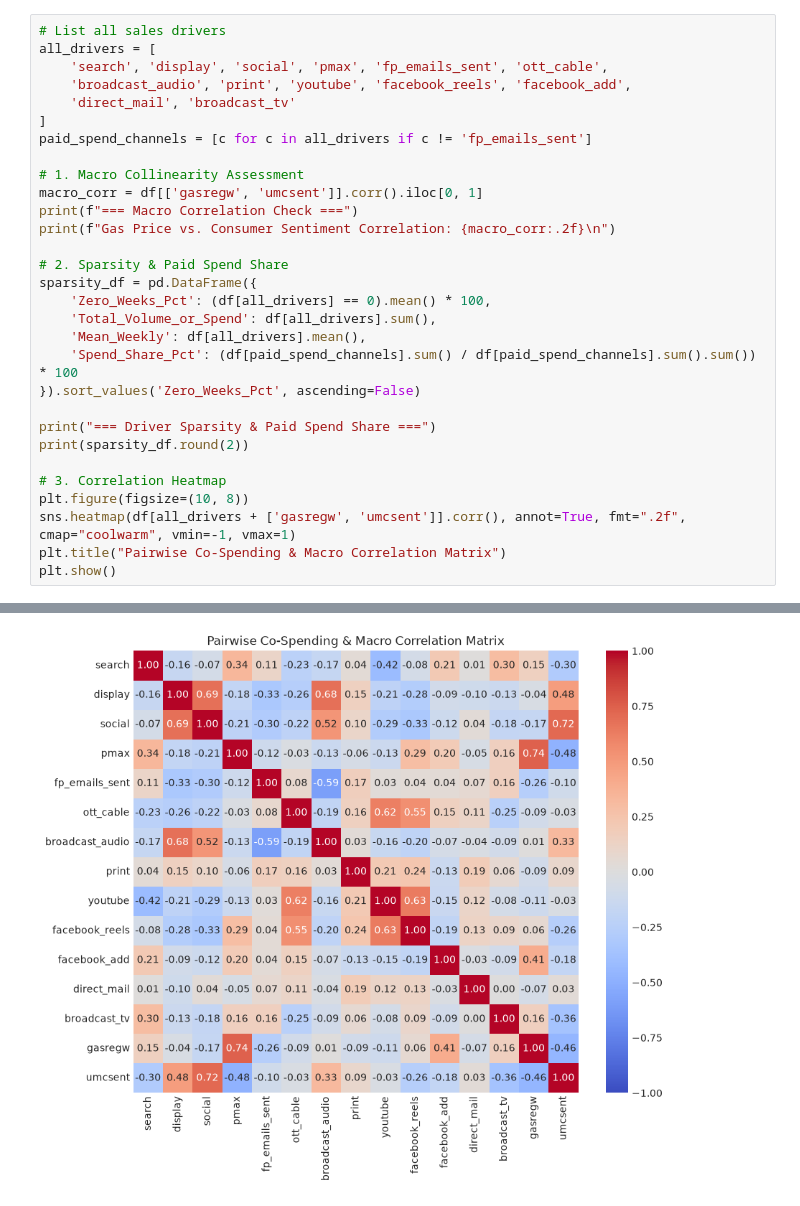
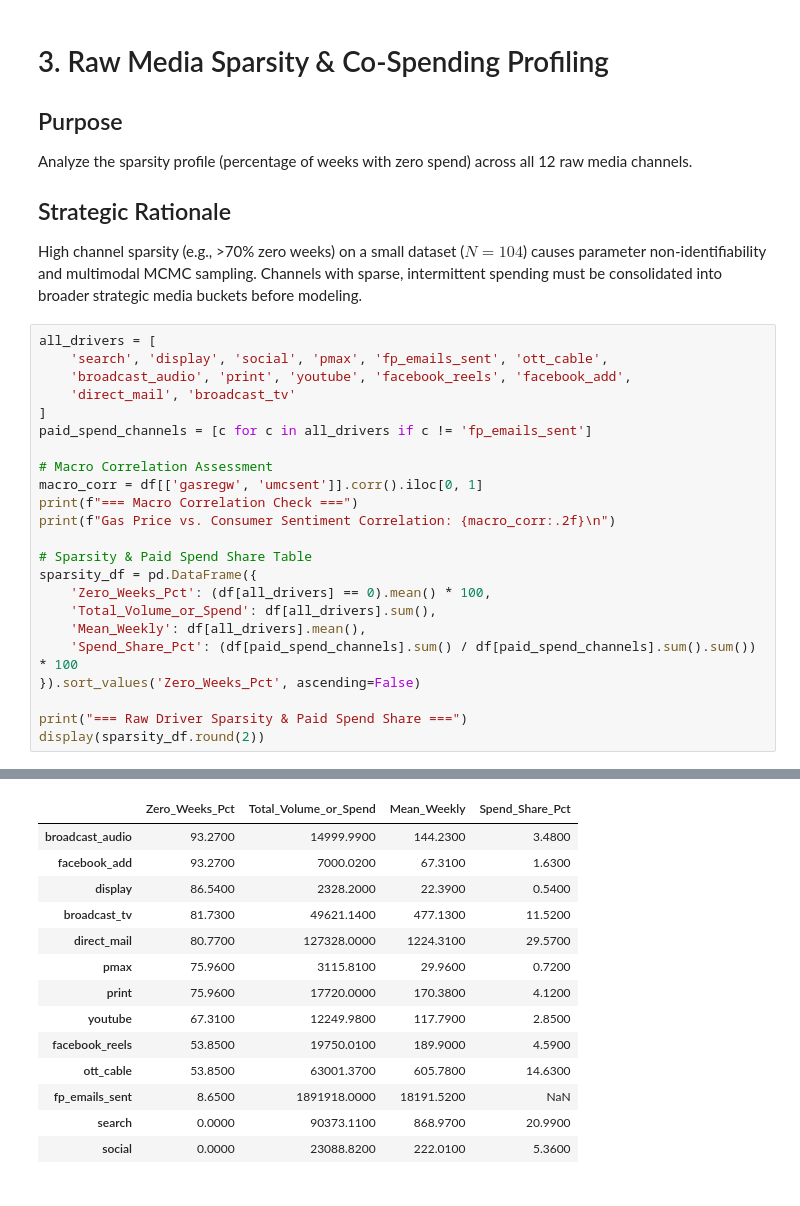
Before and after one commit to bdececco/titan-project, a Jupyter notebook: notebooks/mcj_weekly_model.ipynb, the cells around one changed output, grey strips where cells are left out. Cells and saved outputs as stored; diff of their text form.

```diff
--- a/notebooks/mcj_weekly_model.ipynb
+++ b/notebooks/mcj_weekly_model.ipynb
@@ -79,8 +106,15 @@ df[['week_start', 'sales', 'inventory', 'eom_intensity', 'gasregw', 'umcsent']].
 | 2 | 2024-08-19 | 12.0000 | 236.7000 | 0.1429 | 3.3800 | 67.9000 |
 | 3 | 2024-08-26 | 17.0000 | 230.6000 | 1.0000 | 3.3100 | 67.9000 |
 | 4 | 2024-09-02 | 11.0000 | 222.3000 | 0.0000 | 3.2900 | 70.1000 |
+# %% [markdown]
+# 3. Raw Media Sparsity & Co-Spending Profiling
+
+## Purpose
+Analyze the sparsity profile (percentage of weeks with zero spend) across all 12 raw media channels.
+
+## Strategic Rationale
+High channel sparsity (e.g., >70% zero weeks) on a small dataset ($N=104$) causes parameter non-identifiability and multimodal MCMC sampling. Channels with sparse, intermittent spending must be consolidated into broader strategic media buckets before modeling.
 # %%
-# List all sales drivers
 all_drivers = [
     'search', 'display', 'social', 'pmax', 'fp_emails_sent', 'ott_cable',
     'broadcast_audio', 'print', 'youtube', 'facebook_reels', 'facebook_add',
@@ -88,12 +122,12 @@ all_drivers = [
 ]
 paid_spend_channels = [c for c in all_drivers if c != 'fp_emails_sent']
 
-# 1. Macro Collinearity Assessment
+# Macro Correlation Assessment
 macro_corr = df[['gasregw', 'umcsent']].corr().iloc[0, 1]
 print(f"=== Macro Correlation Check ===")
 print(f"Gas Price vs. Consumer Sentiment Correlation: {macro_corr:.2f}\n")
 
-# 2. Sparsity & Paid Spend Share
+# Sparsity & Paid Spend Share Table
 sparsity_df = pd.DataFrame({
     'Zero_Weeks_Pct': (df[all_drivers] == 0).mean() * 100,
     'Total_Volume_or_Spend': df[all_drivers].sum(),
@@ -101,14 +135,8 @@ sparsity_df = pd.DataFrame({
     'Spend_Share_Pct': (df[paid_spend_channels].sum() / df[paid_spend_channels].sum().sum()) * 100
 }).sort_values('Zero_Weeks_Pct', ascending=False)
 
-print("=== Driver Sparsity & Paid Spend Share ===")
-print(sparsity_df.round(2))
-
-# 3. Correlation Heatmap
-plt.figure(figsize=(10, 8))
-sns.heatmap(df[all_drivers + ['gasregw', 'umcsent']].corr(), annot=True, fmt=".2f", cmap="coolwarm", vmin=-1, vmax=1)
-plt.title("Pairwise Co-Spending & Macro Correlation Matrix")
-plt.show()
+print("=== Raw Driver Sparsity & Paid Spend Share ===")
+display(sparsity_df.round(2))
 # %% [output]
 === Macro Correlation Check ===
 Gas Price vs. Consumer Sentiment Correlation: -0.46
@@ -130 +145,14 @@ social                    5.3600
-[figure, removed]
+|  | Zero_Weeks_Pct | Total_Volume_or_Spend | Mean_Weekly | Spend_Share_Pct |
+| broadcast_audio | 93.2700 | 14999.9900 | 144.2300 | 3.4800 |
+| facebook_add | 93.2700 | 7000.0200 | 67.3100 | 1.6300 |
+| display | 86.5400 | 2328.2000 | 22.3900 | 0.5400 |
+| broadcast_tv | 81.7300 | 49621.1400 | 477.1300 | 11.5200 |
+| direct_mail | 80.7700 | 127328.0000 | 1224.3100 | 29.5700 |
+| pmax | 75.9600 | 3115.8100 | 29.9600 | 0.7200 |
+| print | 75.9600 | 17720.0000 | 170.3800 | 4.1200 |
+| youtube | 67.3100 | 12249.9800 | 117.7900 | 2.8500 |
+| facebook_reels | 53.8500 | 19750.0100 | 189.9000 | 4.5900 |
+| ott_cable | 53.8500 | 63001.3700 | 605.7800 | 14.6300 |
+| fp_emails_sent | 8.6500 | 1891918.0000 | 18191.5200 | NaN |
+| search | 0.0000 | 90373.1100 | 868.9700 | 20.9900 |
+| social | 0.0000 | 23088.8200 | 222.0100 | 5.3600 |
```
Also changed, not shown: parts of 25 cells of this notebook, 1 other file.
